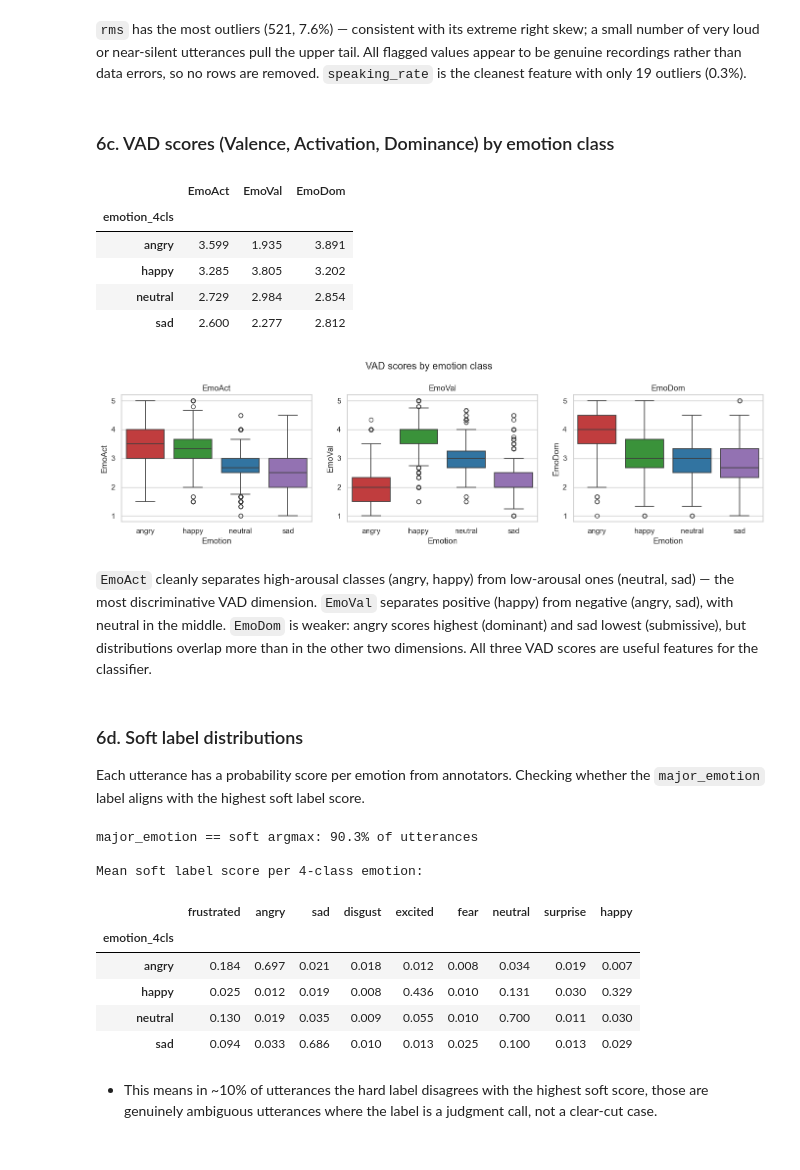
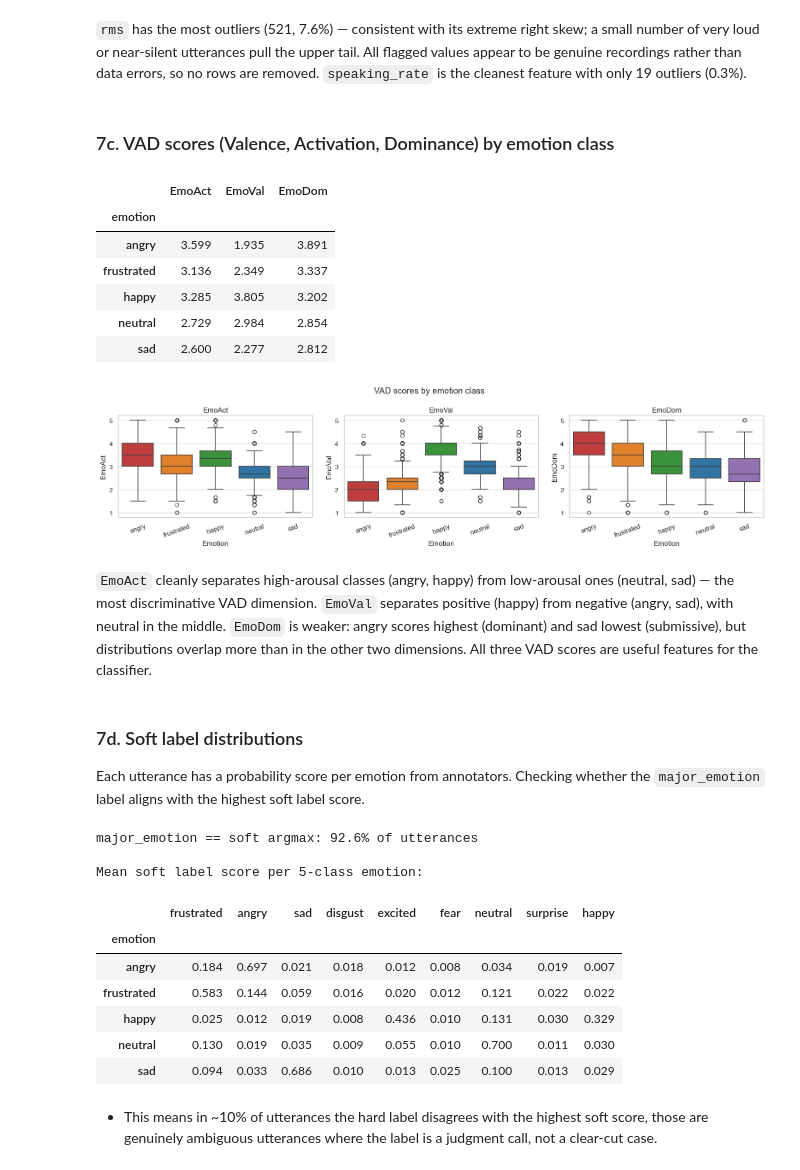
Before and after one commit to ronenhr/IEMOCAP-project, a Jupyter notebook: notebooks/02_eda.ipynb, the cells around one changed output. Drawn from its saved outputs; the diff is of its cells as text; code cells hidden in the pictures.

Commit message:
Added Audio Analysis to EDA

```diff
--- a/notebooks/02_eda.ipynb
+++ b/notebooks/02_eda.ipynb
@@ -596,0 +1127,15 @@ plt.show()
+# %%
+# Quick sanity check: mean MFCC-1 per class (should match the earlier 100-sample estimate)
+feat_cols = [c for c in df_audio_features.columns if c not in ('file', 'emotion')]
+display(df_audio_features.groupby('emotion')[feat_cols[:5]].mean().round(2))
+
+# Distribution of MFCC-1 (energy) across emotion classes
+fig, ax = plt.subplots(figsize=(10, 4))
+for emo in AUDIO_EMOTIONS:
+    vals = df_audio_features[df_audio_features['emotion'] == emo]['mfcc_01']
+    sns.kdeplot(vals, ax=ax, label=emo, color=AUDIO_PALETTE[emo], fill=True, alpha=0.3)
+ax.set_title('MFCC-1 distribution by emotion class (full corpus)')
+ax.set_xlabel('MFCC-1 (energy)')
+ax.legend()
+plt.tight_layout()
+plt.show()
@@ -686,44 +1265,32 @@ display(detect_outliers(df, audio_features))
 # %% [markdown]
-### 6c. VAD scores (Valence, Activation, Dominance) by emotion class
+### 7c. VAD scores (Valence, Activation, Dominance) by emotion class
 # %%
-# VAD = Valence–Arousal–Dominance, a standard dimensional model of emotion:
-#   EmoAct (Activation/Arousal) — how energetic/active the emotion is (1=calm, 5=excited)
-#   EmoVal (Valence)            — how positive/negative the emotion feels (1=negative, 5=positive)
-#   EmoDom (Dominance)          — how in-control/powerful the speaker feels (1=submissive, 5=dominant)
 vad_cols = ['EmoAct', 'EmoVal', 'EmoDom']
 
-# Consistent color per emotion class — used across all boxplots in the notebook
-EMOTION_PALETTE = {
-    'angry'  : '#d62728',
-    'happy'  : '#2ca02c',
-    'neutral': '#1f77b4',
-    'sad'    : '#9467bd',
-}
 
-# Mean VAD scores per class reveal the emotional geometry:
-# e.g. angry should be high Activation + low Valence; happy high Activation + high Valence
-display(df.groupby('emotion_4cls')[vad_cols].mean().round(3))
+display(df.groupby('emotion')[vad_cols].mean().round(3))
 
-# Boxplots show spread and overlap between classes — overlapping distributions signal harder classification
-fig, axes = plt.subplots(1, 3, figsize=(14, 4))
+fig, axes = plt.subplots(1, 3, figsize=(16, 4))
 for ax, col in zip(axes, vad_cols):
-    sns.boxplot(data=df, x='emotion_4cls', y=col, hue='emotion_4cls',
+    sns.boxplot(data=df, x='emotion', y=col, hue='emotion',
                 palette=EMOTION_PALETTE, order=EMOTION_PALETTE.keys(),
                 legend=False, linewidth=1.2, ax=ax)
     ax.set_title(col)
     ax.set_xlabel('Emotion')
     ax.set_ylabel(col)
+    ax.tick_params(axis='x', rotation=20)
 plt.suptitle('VAD scores by emotion class')
 plt.tight_layout()
 plt.show()
 # %% [output]
 |  | EmoAct | EmoVal | EmoDom |
-| emotion_4cls |  |  |  |
+| emotion |  |  |  |
 | angry | 3.599 | 1.935 | 3.891 |
+| frustrated | 3.136 | 2.349 | 3.337 |
 | happy | 3.285 | 3.805 | 3.202 |
 | neutral | 2.729 | 2.984 | 2.854 |
 | sad | 2.600 | 2.277 | 2.812 |
-[figure, old version]
+[figure, new version]
 # %% [markdown]
 `EmoAct` cleanly separates high-arousal classes (angry, happy) from low-arousal ones (neutral, sad) — the most discriminative VAD dimension. `EmoVal` separates positive (happy) from negative (angry, sad), with neutral in the middle. `EmoDom` is weaker: angry scores highest (dominant) and sad lowest (submissive), but distributions overlap more than in the other two dimensions. All three VAD scores are useful features for the classifier.
 # %%
@@ -764,32 +1335,27 @@ fig.update_layout(
 )
 fig.show()
 # %% [markdown]
-### 6d. Soft label distributions
+### 7d. Soft label distributions
 
 Each utterance has a probability score per emotion from annotators. Checking whether the `major_emotion` label aligns with the highest soft label score.
 # %%
 soft_cols = ['frustrated','angry','sad','disgust','excited','fear','neutral','surprise','happy']
 
-# Check alignment: is major_emotion the argmax of the soft labels?
-# For each utterance, find which soft label column has the highest score (the "winning" emotion).
 df['soft_argmax'] = df[soft_cols].idxmax(axis=1)
 
-# Compare the soft-label winner against the hard label — high agreement means the labels are reliable.
-# Disagreement (~10%) indicates genuinely ambiguous utterances where annotators split their votes.
 aligned = (df['soft_argmax'] == df['major_emotion']).mean() * 100
 print(f"major_emotion == soft argmax: {aligned:.1f}% of utterances")
 
-# Mean soft score per 4-class emotion — the diagonal should be bright (each class scores
-# highest on its own soft label), with off-diagonal bleed showing natural confusability.
-print("\nMean soft label score per 4-class emotion:")
-display(df.groupby('emotion_4cls')[soft_cols].mean().round(3))
+print("\nMean soft label score per 5-class emotion:")
+display(df.groupby('emotion')[soft_cols].mean().round(3))
 # %% [output]
-major_emotion == soft argmax: 90.3% of utterances
+major_emotion == soft argmax: 92.6% of utterances
 
-Mean soft label score per 4-class emotion:
+Mean soft label score per 5-class emotion:
 |  | frustrated | angry | sad | disgust | excited | fear | neutral | surprise | happy |
-| emotion_4cls |  |  |  |  |  |  |  |  |  |
+| emotion |  |  |  |  |  |  |  |  |  |
 | angry | 0.184 | 0.697 | 0.021 | 0.018 | 0.012 | 0.008 | 0.034 | 0.019 | 0.007 |
+| frustrated | 0.583 | 0.144 | 0.059 | 0.016 | 0.020 | 0.012 | 0.121 | 0.022 | 0.022 |
 | happy | 0.025 | 0.012 | 0.019 | 0.008 | 0.436 | 0.010 | 0.131 | 0.030 | 0.329 |
 | neutral | 0.130 | 0.019 | 0.035 | 0.009 | 0.055 | 0.010 | 0.700 | 0.011 | 0.030 |
 | sad | 0.094 | 0.033 | 0.686 | 0.010 | 0.013 | 0.025 | 0.100 | 0.013 | 0.029 |
```
Also changed, not shown: parts of 60 cells of this notebook.
